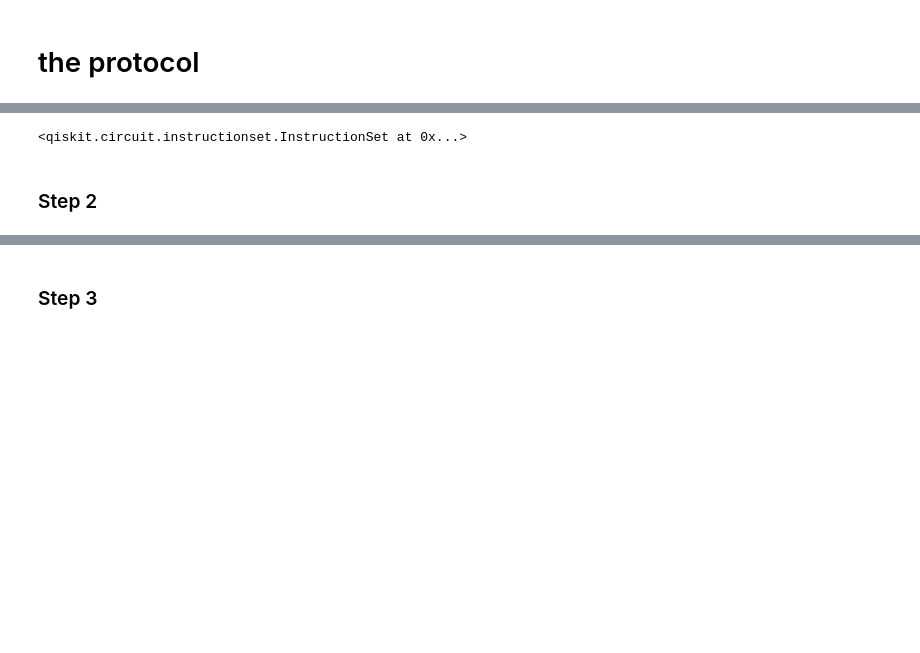
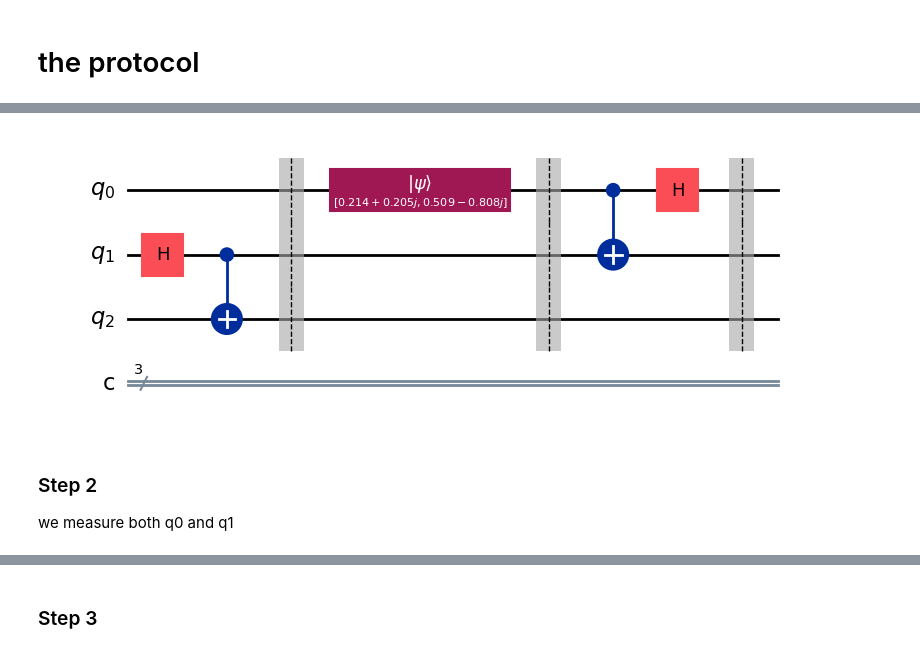
Before and after one commit to speedcuber05/first-repo, a Jupyter notebook: python/quantum_computing/quantum_teleportation.ipynb, the cells around one changed output, grey strips where cells are left out. Saved outputs shown, nothing was run; the diff lists cells and outputs as text; code cells hidden in the pictures; blank space fills up the shorter version.

```diff
--- a/python/quantum_computing/quantum_teleportation.ipynb
+++ b/python/quantum_computing/quantum_teleportation.ipynb
@@ -33,10 +38,13 @@ Statevector([ 0.61000618+0.12496472j, -0.76385755-0.16969951j],
 # %%
 qc.cx(0,1)
 qc.h(0)
+qc.barrier()
+qc.draw("mpl")
 # %% [output]
-<qiskit.circuit.instructionset.InstructionSet at 0x...>
+[figure, added]
 # %% [markdown]
 ### Step 2
+we measure both q0 and q1
 # %%
 qc.measure(0,0)
 qc.measure(1,1)
```
Also changed, not shown: parts of 8 cells of this notebook, 9 other files.
